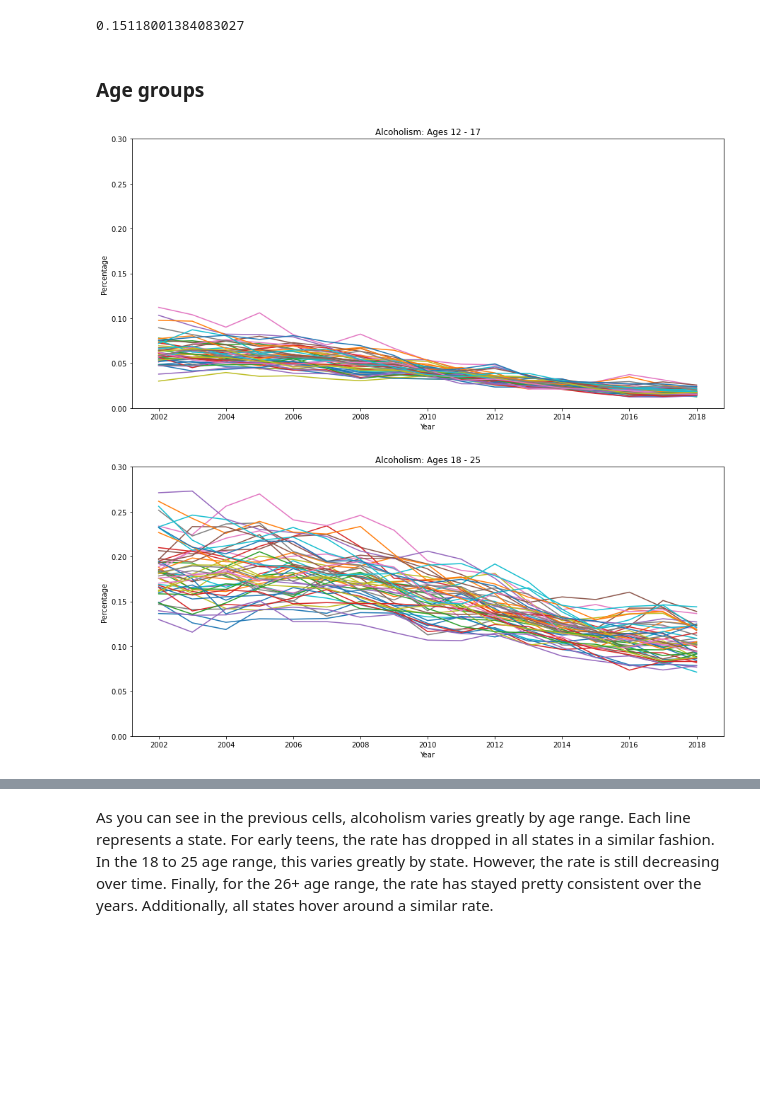
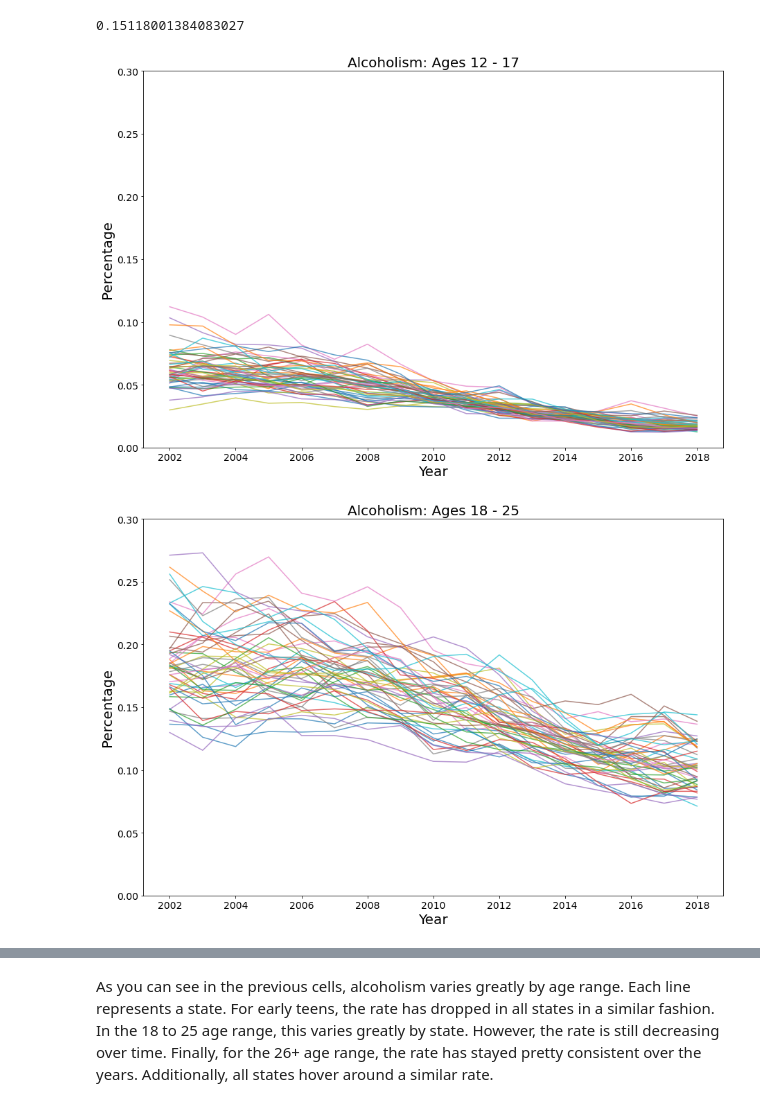
Before and after one commit to jlicht27/jlicht27.github.io, a Jupyter notebook: drugs.ipynb, the cells around one changed output, grey strips where cells are left out. Saved outputs shown, nothing was run; the diff lists cells and outputs as text; code cells hidden in the pictures; blank space fills up the shorter version.

Commit message:
more graphs

```diff
--- a/drugs.ipynb
+++ b/drugs.ipynb
@@ -103,17 +108,23 @@ In the cell below we find the mean of alcohol usage rates accross all states fro
 alcohol_pct['Rates.Alcohol.Use Disorder Past Year.18-25'].mean()
 # %% [output]
 0.15118001384083027
-# %% [markdown]
-### Age groups
 # %%
 alcohol_pct.set_index("Year").groupby("State")["Rates.Alcohol.Use Disorder Past Year.12-17"].plot.line(
-    ylim=(0,0.3), ylabel="Percentage", title="Alcoholism: Ages 12 - 17",figsize=(15,7));
+    ylim=(0,0.3),figsize=(15,10), alpha=0.7, fontsize=14);
+
+plt.xlabel("Year", fontsize=20);
+plt.ylabel("Percentage", fontsize=20);
+plt.title("Alcoholism: Ages 12 - 17", fontsize=20);
 # %% [output]
-[figure, old version]
+[figure, new version]
 # %%
 alcohol_pct.set_index("Year").groupby("State")["Rates.Alcohol.Use Disorder Past Year.18-25"].plot.line(
-    ylim=(0,0.3), ylabel="Percentage", title="Alcoholism: Ages 18 - 25", figsize=(15,7));
+    ylim=(0,0.3),figsize=(15,10), alpha=0.7, fontsize=14);
+
+plt.xlabel("Year", fontsize=20);
+plt.ylabel("Percentage", fontsize=20);
+plt.title("Alcoholism: Ages 18 - 25", fontsize=20);
 # %% [output]
-[figure, old version]
+[figure, new version]
 # %%
 alcohol_pct.set_index("Year").groupby("State")["Rates.Alcohol.Use Disorder Past Year.26+"].plot.line(
```
Also changed, not shown: parts of 32 cells of this notebook.
